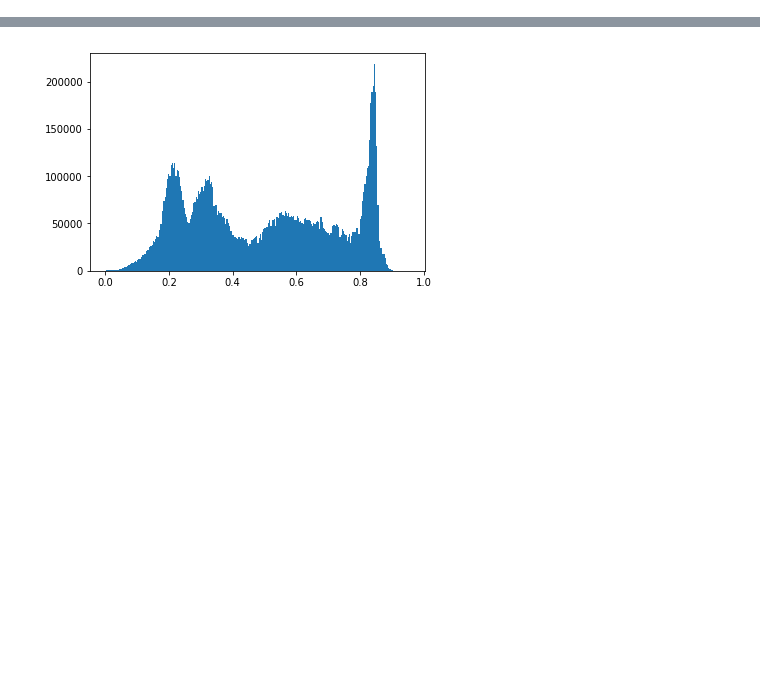
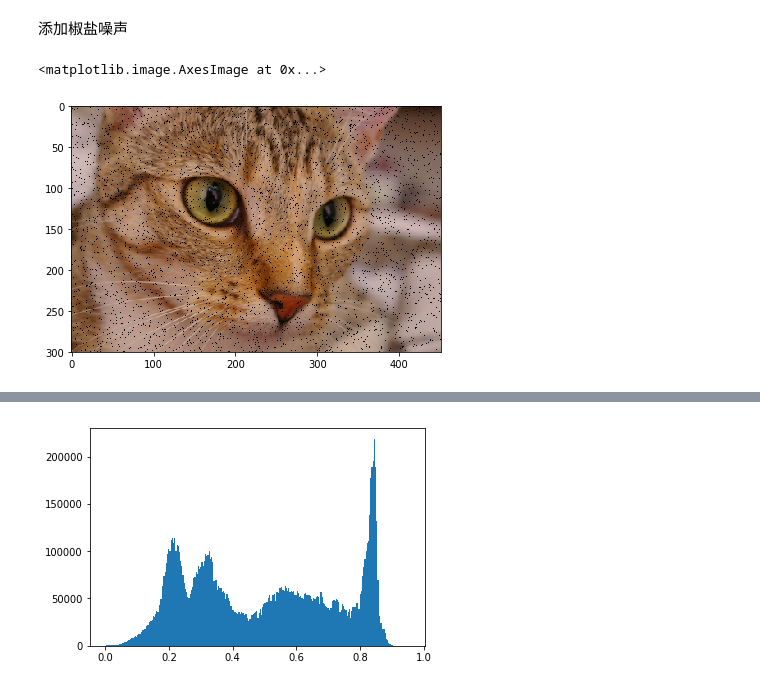
Before and after one commit to zdycn/Textbook-Python, a Jupyter notebook: ImageProcessing/image_processing.ipynb, the cells around one changed output, grey strips where cells are left out. Saved outputs shown, nothing was run; the diff lists cells and outputs as text; code cells hidden in the pictures; blank space fills up the shorter version.

```diff
--- a/ImageProcessing/image_processing.ipynb
+++ b/ImageProcessing/image_processing.ipynb
@@ -7,0 +114,16 @@ Image读出来的是PIL的类型，而skimage.io读出来的数据是numpy格式
+# %% [markdown]
+添加椒盐噪声
+# %%
+import numpy as np
+img=data.chelsea()
+
+#随机生成5000个椒盐
+rows,cols,dims = img.shape
+for i in range(5000):
+    x = np.random.randint(0, rows)  # 随机选取的x坐标
+    y = np.random.randint(0, cols)  # 随机选取的y坐标
+    img[x,y,:] = 255  # 白色，0：黑色
+io.imshow(img)
+# %% [output]
+<matplotlib.image.AxesImage at 0x...>
+[figure, added]
```
Also changed, not shown: parts of 7 cells of this notebook.
